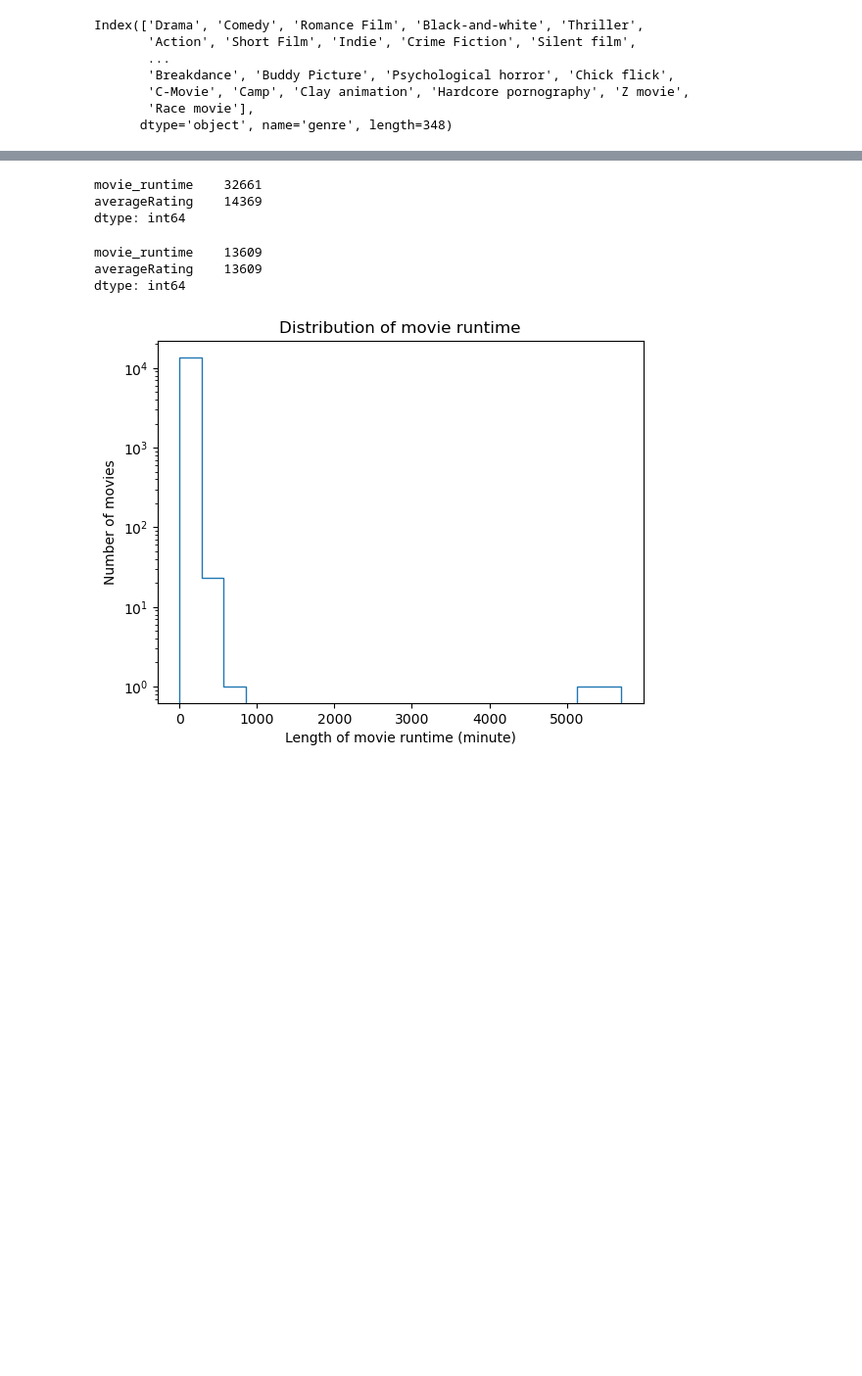
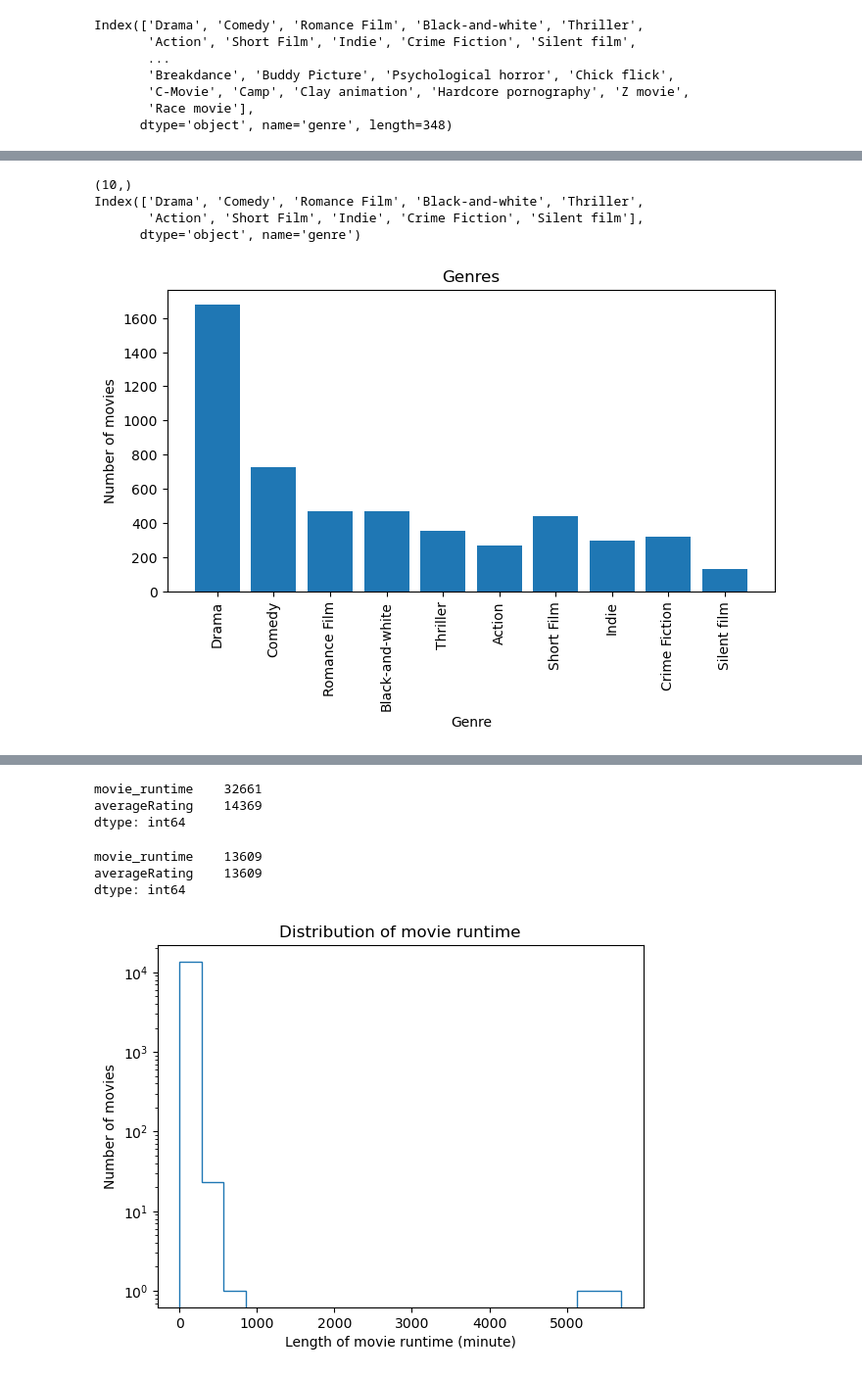
Before and after one commit to epfl-ada/ada-2023-project-zalix, a Jupyter notebook: xiyu.ipynb, the cells around one changed output, grey strips where cells are left out. Shown: that part at 98% size. Saved outputs shown, nothing was run; the diff lists cells and outputs as text; code cells hidden in the pictures; blank space fills up the shorter version.

```diff
--- a/xiyu.ipynb
+++ b/xiyu.ipynb
@@ -246,7 +238 @@ Index(['Drama', 'Comedy', 'Romance Film', 'Black-and-white', 'Thriller',
       dtype='object', name='genre')
-# %%
-# add the genre with the index of genres to the movies dataframe in different columns, each column is a genre
-for i in range(len(unique_genres)):
-    movies[unique_genres[i]] = movies["genre"].apply(lambda x: unique_genres[i] in x)
-    movies[unique_genres[i]] = movies[unique_genres[i]].astype("int64")
-movies.head()
@@ -277,0 +250,5 @@ DataFrame is highly fragmented.  This is usually the result of calling `frame.in
+# %%
+#filter the movies that have the genres in genre_main, not necessarily the first genre
+movies_main = movies[movies['genre'].apply(lambda x: any(item for item in x if item in genre_main.index))].copy()
+print(movies_main.shape)
+movies_main.head()
@@ -277,0 +263,21 @@ DataFrame is highly fragmented.  This is usually the result of calling `frame.in
+# %%
+#filter the movies with rating higher than 7 from the movies_main dataset
+movies_main_filtered= movies_main[movies_main['averageRating']>=7].copy()
+#for each genre in genre_main, find the number of movies in movies_main_filter that have the genre
+#and plot the number of movies for each genre
+genre_main_filtered = movies_main_filtered['genre'].explode().value_counts()[genre_main.index]
+print(genre_main_filtered.shape)
+print(genre_main_filtered.index)
+plt.figure(figsize=(8, 4))
+plt.bar(genre_main_filtered.index, genre_main_filtered.values)
+plt.xticks(rotation=90)
+plt.title("Genres")
+plt.xlabel("Genre")
+plt.ylabel("Number of movies")
+plt.show()
+# %% [output]
+(10,)
+Index(['Drama', 'Comedy', 'Romance Film', 'Black-and-white', 'Thriller',
+       'Action', 'Short Film', 'Indie', 'Crime Fiction', 'Silent film'],
+      dtype='object', name='genre')
+[figure, added]
```
Also changed, not shown: parts of 9 cells of this notebook.
